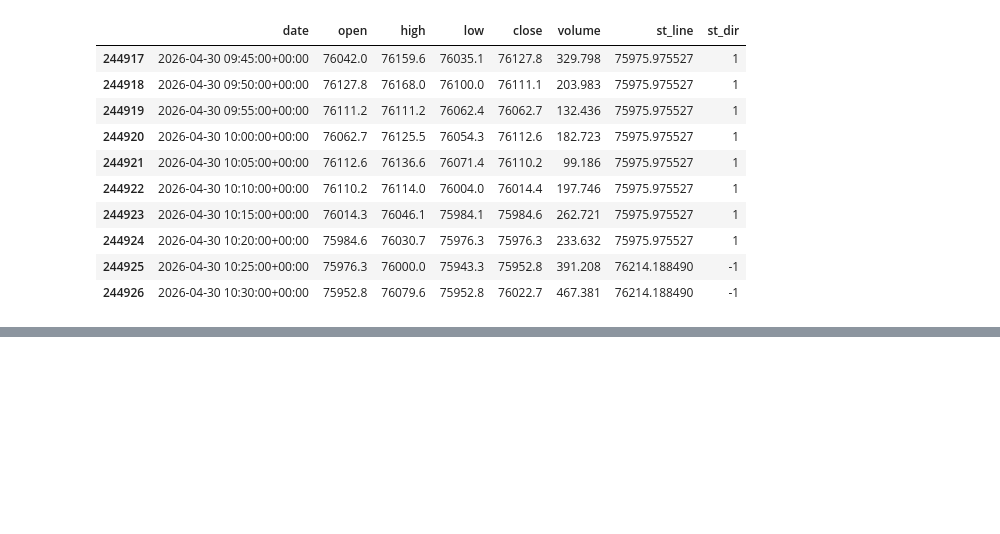
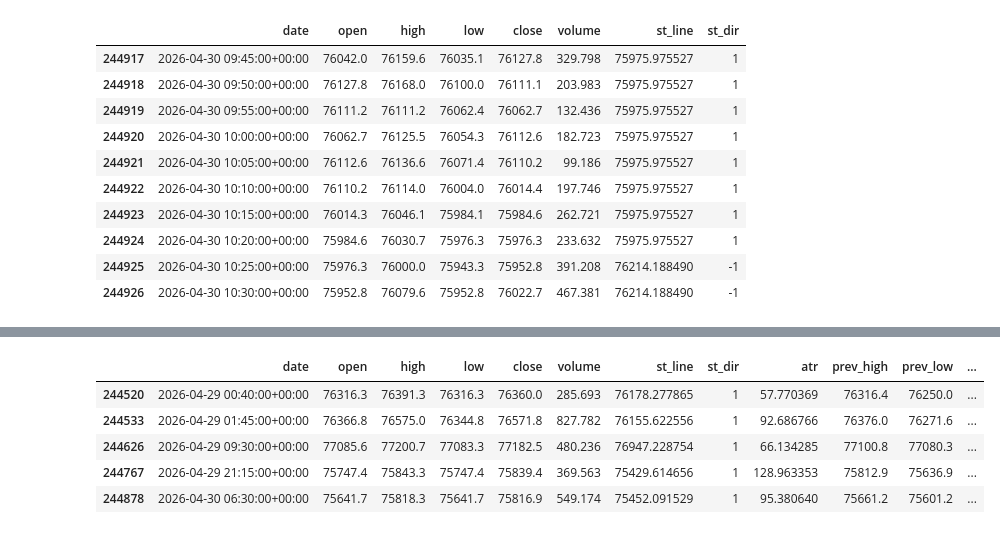
Before and after one commit to Saam0/freqtrade, a Jupyter notebook: user_data/notebooks/test_MySupertrand_V5.ipynb, the cells around one changed output, grey strips where cells are left out. Saved outputs shown, nothing was run; the diff lists cells and outputs as text; code cells hidden in the pictures; blank space fills up the shorter version.

```diff
--- a/user_data/notebooks/test_MySupertrand_V5.ipynb
+++ b/user_data/notebooks/test_MySupertrand_V5.ipynb
@@ -62,0 +88,10 @@ dataframe.tail(10)
+# %%
+dataframe['trend_changed_to_long']= (dataframe['st_dir'].shift(1) == -1) & (dataframe['st_dir'] == 1)
+dataframe[dataframe['trend_changed_to_long']==True].tail(5)
+# %% [output]
+|  | date | open | high | low | close | volume | st_line | st_dir | atr | prev_high | prev_low | ... |
+| 244520 | 2026-04-29 00:40:00+00:00 | 76316.3 | 76391.3 | 76316.3 | 76360.0 | 285.693 | 76178.277865 | 1 | 57.770369 | 76316.4 | 76250.0 | ... |
+| 244533 | 2026-04-29 01:45:00+00:00 | 76366.8 | 76575.0 | 76344.8 | 76571.8 | 827.782 | 76155.622556 | 1 | 92.686766 | 76376.0 | 76271.6 | ... |
+| 244626 | 2026-04-29 09:30:00+00:00 | 77085.6 | 77200.7 | 77083.3 | 77182.5 | 480.236 | 76947.228754 | 1 | 66.134285 | 77100.8 | 77080.3 | ... |
+| 244767 | 2026-04-29 21:15:00+00:00 | 75747.4 | 75843.3 | 75747.4 | 75839.4 | 369.563 | 75429.614656 | 1 | 128.963353 | 75812.9 | 75636.9 | ... |
+| 244878 | 2026-04-30 06:30:00+00:00 | 75641.7 | 75818.3 | 75641.7 | 75816.9 | 549.174 | 75452.091529 | 1 | 95.380640 | 75661.2 | 75601.2 | ... |
```
Also changed, not shown: parts of 7 cells of this notebook, 2 other files.
